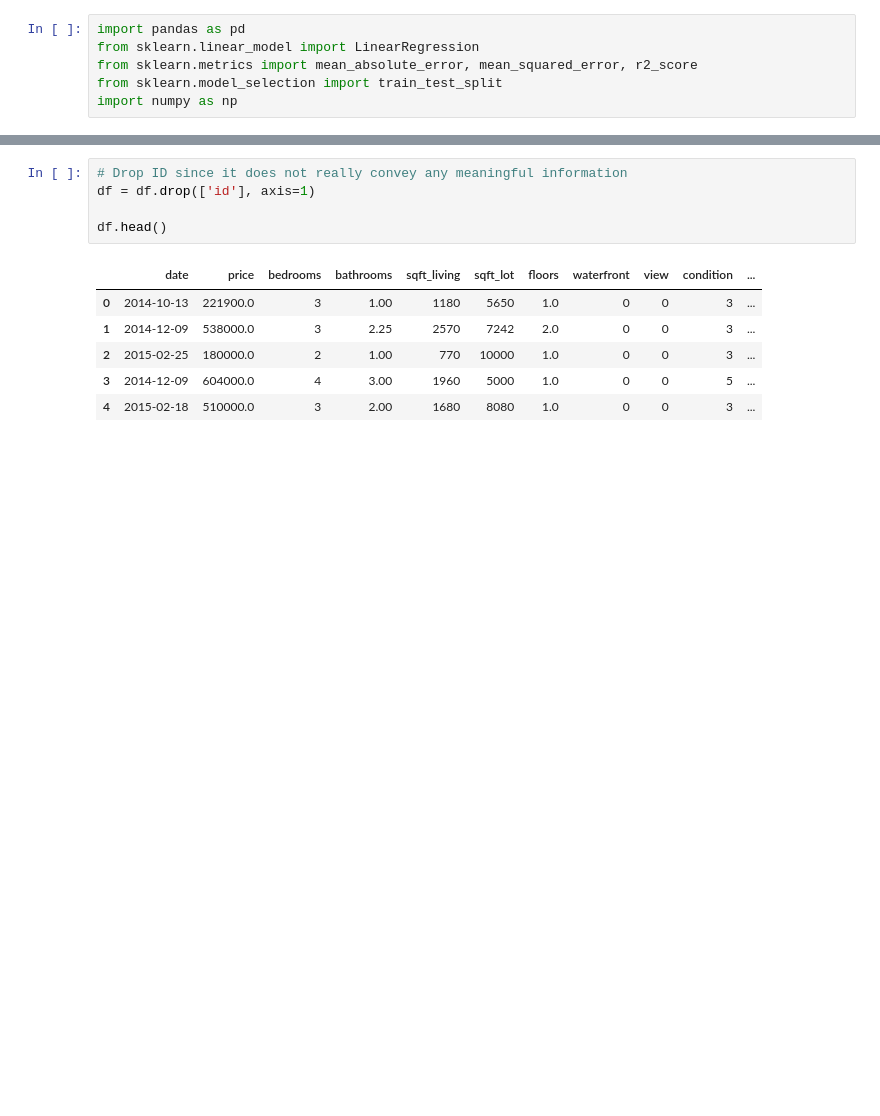
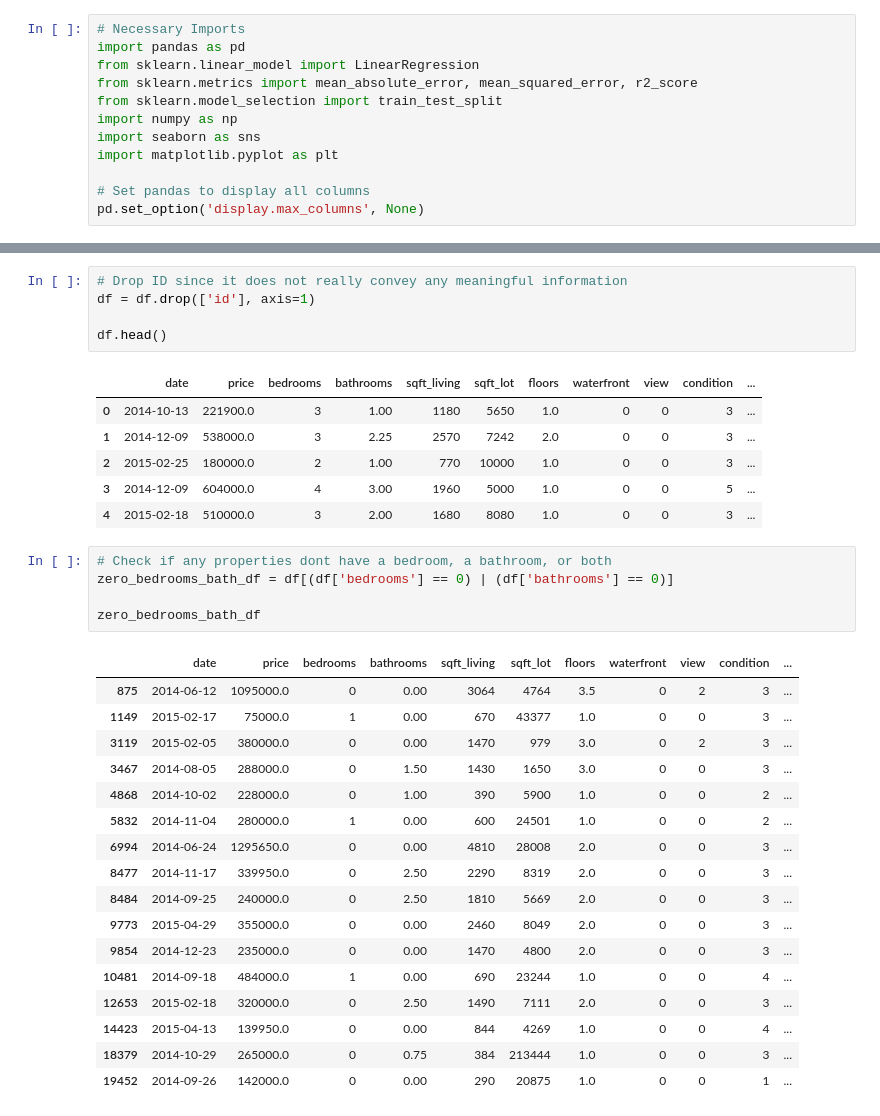
Before and after one commit to alexmakh12/fall23-cs577-project, a Jupyter notebook: src/main.ipynb, the cells around one changed output, grey strips where cells are left out. Drawn from its saved outputs; the diff is of its cells as text; blank space fills up the shorter version.

```diff
--- a/src/main.ipynb
+++ b/src/main.ipynb
@@ -54,9 +54,15 @@ There are four sections of the final project. You are expected to perform the fo
 # %%
+# Necessary Imports
 import pandas as pd
 from sklearn.linear_model import LinearRegression
 from sklearn.metrics import mean_absolute_error, mean_squared_error, r2_score
 from sklearn.model_selection import train_test_split
 import numpy as np
+import seaborn as sns
+import matplotlib.pyplot as plt
+
+# Set pandas to display all columns
+pd.set_option('display.max_columns', None)
 # %% [markdown]
 ## **1. Data Importing and Pre-processing**
 ### **1.1 The Dataset**
@@ -230,3 +240,26 @@ df.head()
 | 2 | 2015-02-25 | 180000.0 | 2 | 1.00 | 770 | 10000 | 1.0 | 0 | 0 | 3 | ... |
 | 3 | 2014-12-09 | 604000.0 | 4 | 3.00 | 1960 | 5000 | 1.0 | 0 | 0 | 5 | ... |
 | 4 | 2015-02-18 | 510000.0 | 3 | 2.00 | 1680 | 8080 | 1.0 | 0 | 0 | 3 | ... |
+# %%
+# Check if any properties dont have a bedroom, a bathroom, or both
+zero_bedrooms_bath_df = df[(df['bedrooms'] == 0) | (df['bathrooms'] == 0)]
+
+zero_bedrooms_bath_df
+# %% [output]
+|  | date | price | bedrooms | bathrooms | sqft_living | sqft_lot | floors | waterfront | view | condition | ... |
+| 875 | 2014-06-12 | 1095000.0 | 0 | 0.00 | 3064 | 4764 | 3.5 | 0 | 2 | 3 | ... |
+| 1149 | 2015-02-17 | 75000.0 | 1 | 0.00 | 670 | 43377 | 1.0 | 0 | 0 | 3 | ... |
+| 3119 | 2015-02-05 | 380000.0 | 0 | 0.00 | 1470 | 979 | 3.0 | 0 | 2 | 3 | ... |
+| 3467 | 2014-08-05 | 288000.0 | 0 | 1.50 | 1430 | 1650 | 3.0 | 0 | 0 | 3 | ... |
+| 4868 | 2014-10-02 | 228000.0 | 0 | 1.00 | 390 | 5900 | 1.0 | 0 | 0 | 2 | ... |
+| 5832 | 2014-11-04 | 280000.0 | 1 | 0.00 | 600 | 24501 | 1.0 | 0 | 0 | 2 | ... |
+| 6994 | 2014-06-24 | 1295650.0 | 0 | 0.00 | 4810 | 28008 | 2.0 | 0 | 0 | 3 | ... |
+| 8477 | 2014-11-17 | 339950.0 | 0 | 2.50 | 2290 | 8319 | 2.0 | 0 | 0 | 3 | ... |
+| 8484 | 2014-09-25 | 240000.0 | 0 | 2.50 | 1810 | 5669 | 2.0 | 0 | 0 | 3 | ... |
+| 9773 | 2015-04-29 | 355000.0 | 0 | 0.00 | 2460 | 8049 | 2.0 | 0 | 0 | 3 | ... |
+| 9854 | 2014-12-23 | 235000.0 | 0 | 0.00 | 1470 | 4800 | 2.0 | 0 | 0 | 3 | ... |
+| 10481 | 2014-09-18 | 484000.0 | 1 | 0.00 | 690 | 23244 | 1.0 | 0 | 0 | 4 | ... |
+| 12653 | 2015-02-18 | 320000.0 | 0 | 2.50 | 1490 | 7111 | 2.0 | 0 | 0 | 3 | ... |
+| 14423 | 2015-04-13 | 139950.0 | 0 | 0.00 | 844 | 4269 | 1.0 | 0 | 0 | 4 | ... |
+| 18379 | 2014-10-29 | 265000.0 | 0 | 0.75 | 384 | 213444 | 1.0 | 0 | 0 | 3 | ... |
+| 19452 | 2014-09-26 | 142000.0 | 0 | 0.00 | 290 | 20875 | 1.0 | 0 | 0 | 1 | ... |
```
Also changed, not shown: parts of 18 cells of this notebook.
